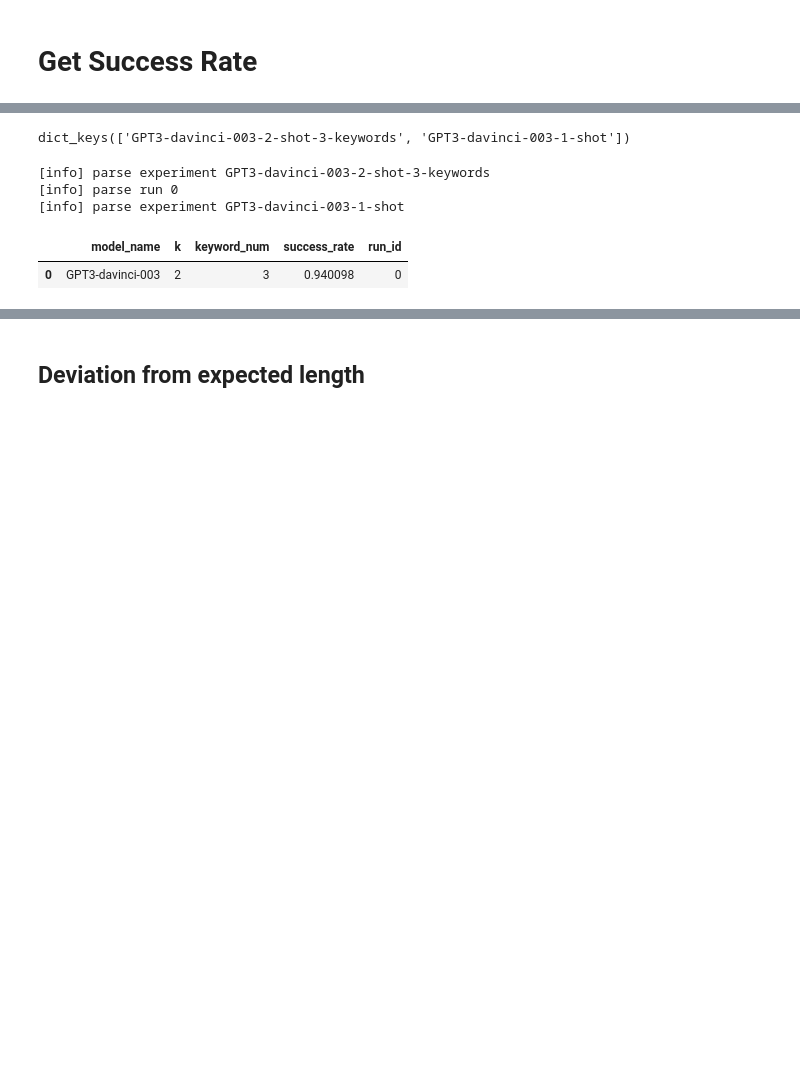
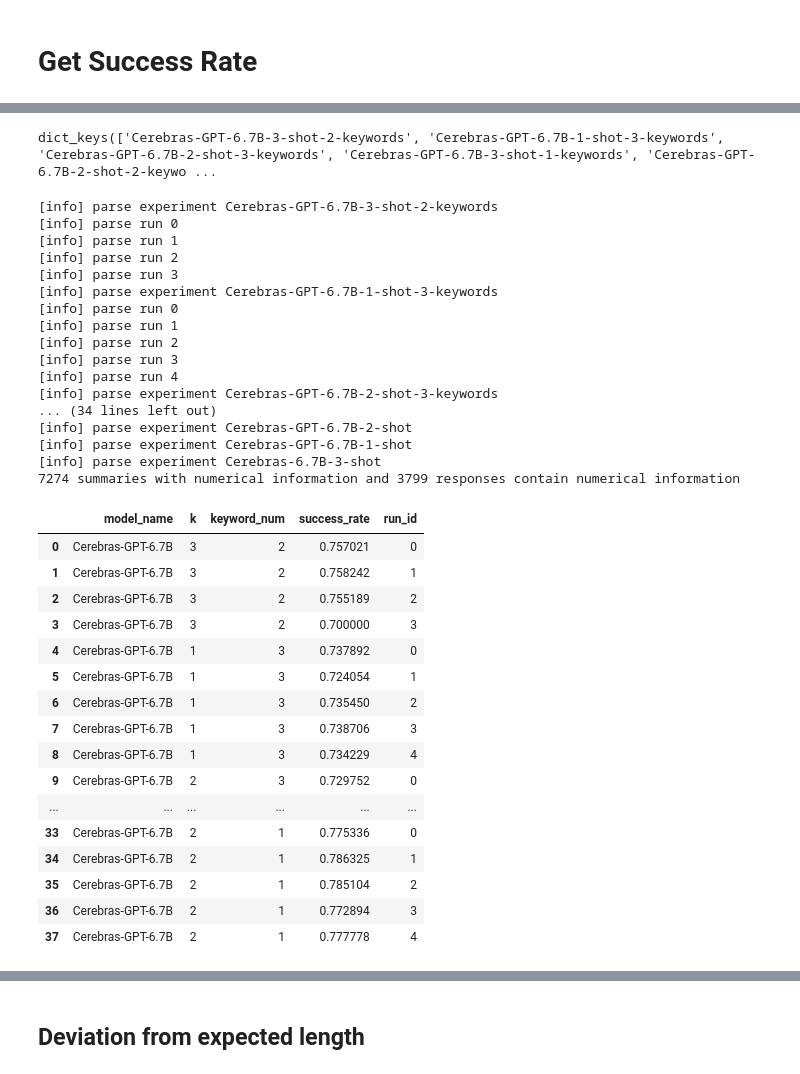
Before and after one commit to t170815518/control_dialogue_summarization_evaluation_benchmark, a Jupyter notebook: wandb.ipynb, the cells around one changed output, grey strips where cells are left out. Cells and saved outputs as stored; diff of their text form; code cells hidden in the pictures; blank space fills up the shorter version.

```diff
--- a/wandb.ipynb
+++ b/wandb.ipynb
@@ -69,10 +71,6 @@ for run in tqdm(runs):
         print('[debug] skip {}'.format(run.name))
         continue
     model_name = run.name[: start_i - 1]
-    if run.name == 'Cerebras-6.7B-3-shot':
-        metric_table['model_name'] = 'Cerebras-GPT-6.7B'
-    else:
-        metric_table['model_name'] = model_name
     if 'keyword' in run.name:
         end_id = run.name.find('-keyword')
         keyword_num = run.name[end_id - 1:end_id]
@@ -107,7 +121,11 @@ KeyboardInterrupt:
 # %%
 # parse the result of direct prompt
 new_keys = [x for x in run2metric_table.keys() if ('keyword' not in x and 'nameReplace' not in x and 'length'
-                                                   not in x and 'replaceName' not in x and 'instructions' not in x)]
+                                                   not in x and 'replaceName' not in x and 'instructions' not in x and
+                                                  'focus' not in x and 'randomLabel' not in x)]
+# new_keys = [x for x in run2metric_table.keys() if ('keyword' not in x and 'nameReplace' not in x and 'length' not
+#                                                     in x and 'replaceName' not in x and 'instructions' not in x and 'focus' in x)]
+
 dfs = [run2metric_table[k] for k in new_keys]
 rouge_table = pd.concat(dfs, axis=0, ignore_index=True)
 rouge_table['k'] = rouge_table['k'].astype(int)
@@ -170,14 +190,14 @@ rouge_table.groupby(['model_name', 'k']).std()
 # Plot results under controlled setting
 # %%
 # get the result of MODEL_NAME family
-MODEL_NAME = 'opt-1.3b'
+MODEL_NAME = 'Cerebras-GPT-6.7B'
 
 if MODEL_NAME == 'mt5-xl':
     new_keys = [x for x in run2metric_table.keys() if MODEL_NAME in x and 'mt5-xxl' not in x]
 else:
-#     new_keys = [x for x in run2metric_table.keys() if MODEL_NAME in x and 'nameReplace' not in x and 'length' not in x and 'replaceName' not in x]
+    new_keys = [x for x in run2metric_table.keys() if MODEL_NAME in x and 'keywords' in x and 'nameReplace' not in x and 'length' not in x and 'replaceName' not in x]
 #     new_keys = [x for x in run2metric_table.keys() if MODEL_NAME in x and 'nameReplace' not in x and 'length' in x and 'replaceName' not in x]
-    new_keys = [x for x in run2metric_table.keys() if MODEL_NAME in x and 'nameReplace' not in x and 'focus' in x and 'replaceName' not in x]
+#     new_keys = [x for x in run2metric_table.keys() if MODEL_NAME in x and 'nameReplace' not in x and 'focus' in x and 'replaceName' not in x]
 
 print('[debug] new_keys =', sorted(new_keys))
 dfs = [run2metric_table[k] for k in new_keys]
@@ -251,13 +279,13 @@ dict_keys(['opt-1.3b-1-shot-focus', 'mt5-xl-3-shot-raw', 'opt-iml-1.3b-3-shot-fo
 # Get Success Rate
 # %%
 # iterate over completed runs to get summaries table
-MODEL_FAMILY = ['GPT3-davinci-003']
+MODEL_FAMILY = ['cerebras/Cerebras-GPT-6.7B']
 
 run2metric_table = {}
 for run in tqdm(runs):
     if 'complete' not in run.tags or run.config['model_type'] not in MODEL_FAMILY or run.job_type != 'evaluation':
         continue
-    if 'nameReplace' in run.name or 'length' in run.name or 'replaceName' in run.name:
+    if 'nameReplace' in run.name or 'length' in run.name or 'replaceName' in run.name or 'randomLabel' in run.name or 'focus' in run.name:
         continue
     print('parsing run {}'.format(run.name))
     files = run.files()
@@ -318,7 +355,7 @@ parsing run GPT3-davinci-003-1-shot
 # %%
 run2metric_table.keys()
 # %% [output]
-dict_keys(['GPT3-davinci-003-2-shot-3-keywords', 'GPT3-davinci-003-1-shot'])
+dict_keys(['Cerebras-GPT-6.7B-3-shot-2-keywords', 'Cerebras-GPT-6.7B-1-shot-3-keywords', 'Cerebras-GPT-6.7B-2-shot-3-keywords', 'Cerebras-GPT-6.7B-3-shot-1-keywords', 'Cerebras-GPT-6.7B-2-shot-2-keywo ...
 # %%
 def stem_sentence(sentence):
     if isinstance(sentence, str):
@@ -335,13 +372,20 @@ def stem_sentence(sentence):
 # %%
 # get the success rate over runs
 df = []
+missing_keywords2counts = defaultdict(lambda: 0)
+included_keywords2counts = defaultdict(lambda: 0)
+
+summary_numerical_num = 0
+response_numerical_num = 0
 
 for run_name, summaries in run2metric_table.items():
     print('[info] parse experiment', run_name)
 
     summaries['keyword_num'] = summaries['keyword_num'].fillna(0)
     keyword_num = int(summaries['keyword_num'][0])
-    if keyword_num <= 0:
+    if keyword_num <= 0 or 'keywords' not in run_name:
+        continue
+    if 'nameReplace' in run_name or 'length' in run_name or 'replaceName' in run_name or 'randomLabel' in run_name or 'focus' in run_name:
         continue
 
     model_name = summaries['model_name'][0]
@@ -354,6 +398,11 @@ for run_name, summaries in run2metric_table.items():
 
         # iterate over the run
         for _, row in df_.iterrows():
+            is_contains_numeric_gold = any(char.isdigit() for char in row['gold_summary'])
+            summary_numerical_num += is_contains_numeric_gold
+            is_contains_numeric_pred = any(char.isdigit() for char in row['pred_summary'])
+            response_numerical_num += is_contains_numeric_pred
+
             last_line = row['prompt'].split('\n')[-1]
             # parse the keywords
             try:
@@ -366,35 +415,66 @@ for run_name, summaries in run2metric_table.items():
                 keywords = [x for x in last_line.split(' ') if len(x.strip()) >= 1]
                 if len(keywords) != keyword_num:
                     print('[debug] skip')
                     continue
             # stem words
             keywords = stem_sentence(keywords)
-            gold_summary = stem_sentence(row['pred_summary'])
+            gold_summary = stem_sentence(row['pred_summary'])  # fixme: wrong name
             # check if keywords are included
             keywords_num_total += len(keywords)
             for keyword in keywords:
                 if keyword in gold_summary:
                     included_keywords_num += 1
+                    included_keywords2counts[keyword] += 1
                 else:
                     # print('[miss keywords] {} in sentence: {}'.format(keyword, gold_summary))
-                    pass
+                    missing_keywords2counts[keyword] += 1
 
         # calculate the success rate
         success_rate = included_keywords_num / keywords_num_total
         # print('[{}] success_rate = {}/{} = {}'.format(run_name, included_keywords_num, keywords_num_total, success_rate))
         df.append({
                 'model_name': model_name,
                 'k': k,
                 'keyword_num': keyword_num,
                 'success_rate': success_rate,
                 'run_id': run_id
                 })
 
+print('{} summaries with numerical information and {} responses contain numerical information'.format(summary_numerical_num, response_numerical_num))
 df = pd.DataFrame(df)
 df
 # %% [output]
-[info] parse experiment GPT3-davinci-003-2-shot-3-keywords
+[info] parse experiment Cerebras-GPT-6.7B-3-shot-2-keywords
 [info] parse run 0
-[info] parse experiment GPT3-davinci-003-1-shot
+[info] parse run 1
+[info] parse run 2
+[info] parse run 3
+[info] parse experiment Cerebras-GPT-6.7B-1-shot-3-keywords
+[info] parse run 0
+[info] parse run 1
+[info] parse run 2
+[info] parse run 3
+[info] parse run 4
+[info] parse experiment Cerebras-GPT-6.7B-2-shot-3-keywords
+... (34 lines left out)
+[info] parse experiment Cerebras-GPT-6.7B-2-shot
+[info] parse experiment Cerebras-GPT-6.7B-1-shot
+[info] parse experiment Cerebras-6.7B-3-shot
+7274 summaries with numerical information and 3799 responses contain numerical information
 |  | model_name | k | keyword_num | success_rate | run_id |
-| 0 | GPT3-davinci-003 | 2 | 3 | 0.940098 | 0 |
+| 0 | Cerebras-GPT-6.7B | 3 | 2 | 0.757021 | 0 |
+| 1 | Cerebras-GPT-6.7B | 3 | 2 | 0.758242 | 1 |
+| 2 | Cerebras-GPT-6.7B | 3 | 2 | 0.755189 | 2 |
+| 3 | Cerebras-GPT-6.7B | 3 | 2 | 0.700000 | 3 |
+| 4 | Cerebras-GPT-6.7B | 1 | 3 | 0.737892 | 0 |
+| 5 | Cerebras-GPT-6.7B | 1 | 3 | 0.724054 | 1 |
+| 6 | Cerebras-GPT-6.7B | 1 | 3 | 0.735450 | 2 |
+| 7 | Cerebras-GPT-6.7B | 1 | 3 | 0.738706 | 3 |
+| 8 | Cerebras-GPT-6.7B | 1 | 3 | 0.734229 | 4 |
+| 9 | Cerebras-GPT-6.7B | 2 | 3 | 0.729752 | 0 |
+| ... | ... | ... | ... | ... | ... |
+| 33 | Cerebras-GPT-6.7B | 2 | 1 | 0.775336 | 0 |
+| 34 | Cerebras-GPT-6.7B | 2 | 1 | 0.786325 | 1 |
+| 35 | Cerebras-GPT-6.7B | 2 | 1 | 0.785104 | 2 |
+| 36 | Cerebras-GPT-6.7B | 2 | 1 | 0.772894 | 3 |
+| 37 | Cerebras-GPT-6.7B | 2 | 1 | 0.777778 | 4 |
```
Also changed, not shown: parts of 30 cells of this notebook, 1 other file.
